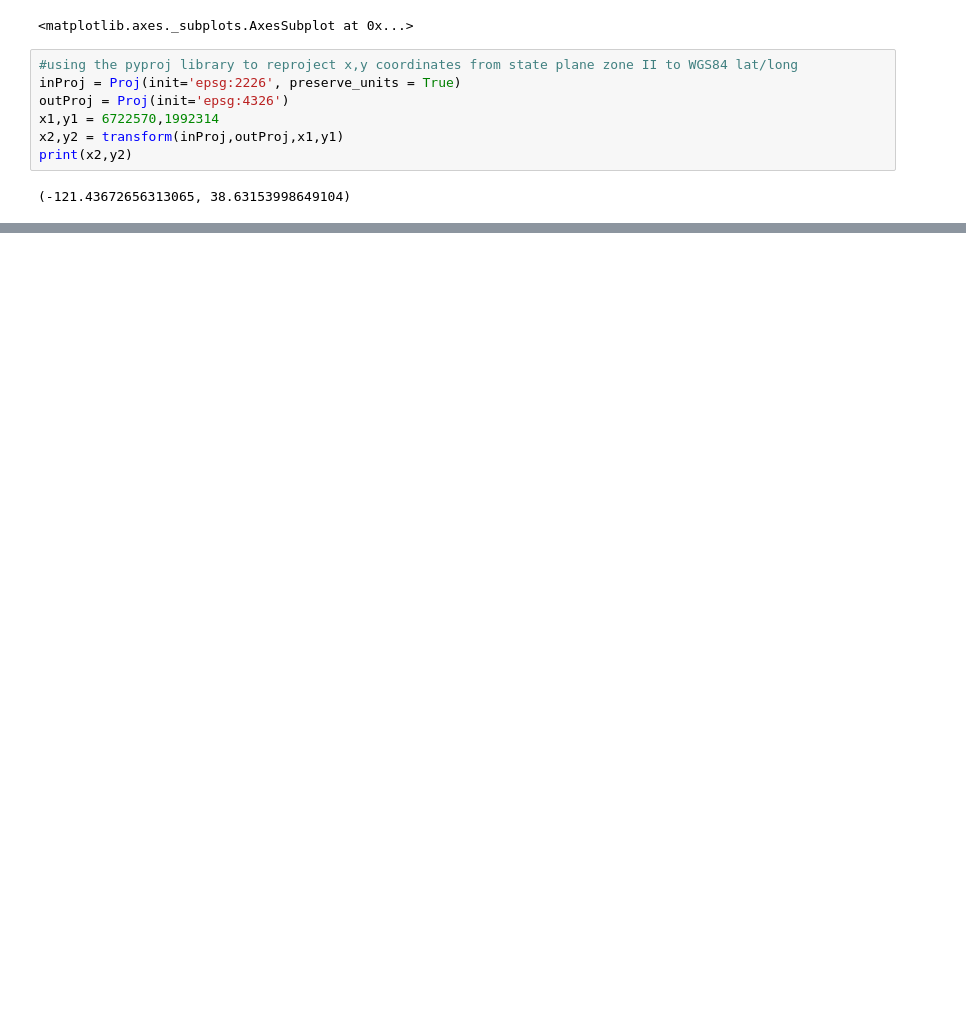
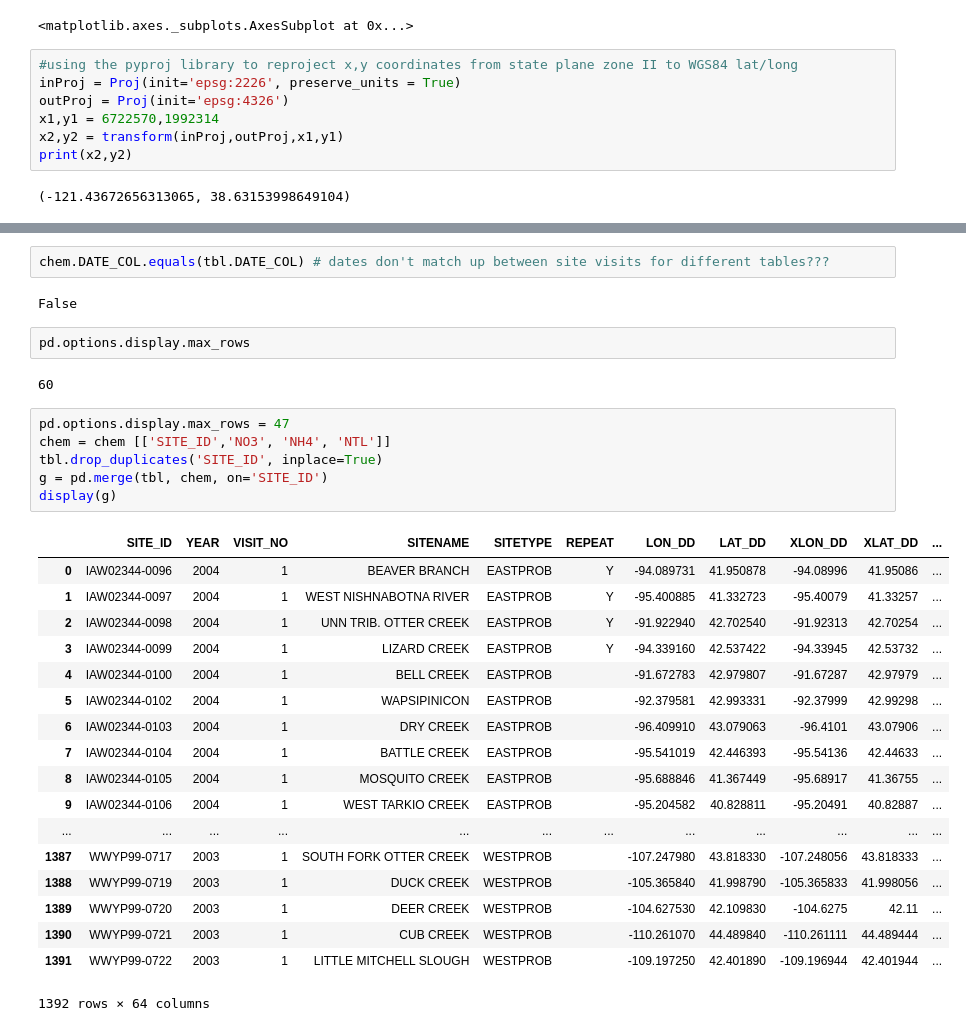
Before and after one commit to debboutr/2018_GIS_workshop, a Jupyter notebook: OpenDataExample.ipynb, the cells around one changed output, grey strips where cells are left out. Drawn from its saved outputs; the diff is of its cells as text; blank space fills up the shorter version.

```diff
--- a/OpenDataExample.ipynb
+++ b/OpenDataExample.ipynb
@@ -193,0 +341,33 @@ stamen_watercolor
+# %%
+chem.DATE_COL.equals(tbl.DATE_COL) # dates don't match up between site visits for different tables???
+# %% [output]
+False
+# %%
+pd.options.display.max_rows
+# %% [output]
+60
+# %%
+pd.options.display.max_rows = 47
+chem = chem [['SITE_ID','NO3', 'NH4', 'NTL']]
+tbl.drop_duplicates('SITE_ID', inplace=True)
+g = pd.merge(tbl, chem, on='SITE_ID')
+display(g)
+# %% [output]
+|  | SITE_ID | YEAR | VISIT_NO | SITENAME | SITETYPE | REPEAT | LON_DD | LAT_DD | XLON_DD | XLAT_DD | ... |
+| 0 | IAW02344-0096 | 2004 | 1 | BEAVER BRANCH | EASTPROB | Y | -94.089731 | 41.950878 | -94.08996 | 41.95086 | ... |
+| 1 | IAW02344-0097 | 2004 | 1 | WEST NISHNABOTNA RIVER | EASTPROB | Y | -95.400885 | 41.332723 | -95.40079 | 41.33257 | ... |
+| 2 | IAW02344-0098 | 2004 | 1 | UNN TRIB. OTTER CREEK | EASTPROB | Y | -91.922940 | 42.702540 | -91.92313 | 42.70254 | ... |
+| 3 | IAW02344-0099 | 2004 | 1 | LIZARD CREEK | EASTPROB | Y | -94.339160 | 42.537422 | -94.33945 | 42.53732 | ... |
+| 4 | IAW02344-0100 | 2004 | 1 | BELL CREEK | EASTPROB |  | -91.672783 | 42.979807 | -91.67287 | 42.97979 | ... |
+| 5 | IAW02344-0102 | 2004 | 1 | WAPSIPINICON | EASTPROB |  | -92.379581 | 42.993331 | -92.37999 | 42.99298 | ... |
+| 6 | IAW02344-0103 | 2004 | 1 | DRY CREEK | EASTPROB |  | -96.409910 | 43.079063 | -96.4101 | 43.07906 | ... |
+| 7 | IAW02344-0104 | 2004 | 1 | BATTLE CREEK | EASTPROB |  | -95.541019 | 42.446393 | -95.54136 | 42.44633 | ... |
+| 8 | IAW02344-0105 | 2004 | 1 | MOSQUITO CREEK | EASTPROB |  | -95.688846 | 41.367449 | -95.68917 | 41.36755 | ... |
+| 9 | IAW02344-0106 | 2004 | 1 | WEST TARKIO CREEK | EASTPROB |  | -95.204582 | 40.828811 | -95.20491 | 40.82887 | ... |
+| ... | ... | ... | ... | ... | ... | ... | ... | ... | ... | ... | ... |
+| 1387 | WWYP99-0717 | 2003 | 1 | SOUTH FORK OTTER CREEK | WESTPROB |  | -107.247980 | 43.818330 | -107.248056 | 43.818333 | ... |
+| 1388 | WWYP99-0719 | 2003 | 1 | DUCK CREEK | WESTPROB |  | -105.365840 | 41.998790 | -105.365833 | 41.998056 | ... |
+| 1389 | WWYP99-0720 | 2003 | 1 | DEER CREEK | WESTPROB |  | -104.627530 | 42.109830 | -104.6275 | 42.11 | ... |
+| 1390 | WWYP99-0721 | 2003 | 1 | CUB CREEK | WESTPROB |  | -110.261070 | 44.489840 | -110.261111 | 44.489444 | ... |
+| 1391 | WWYP99-0722 | 2003 | 1 | LITTLE MITCHELL SLOUGH | WESTPROB |  | -109.197250 | 42.401890 | -109.196944 | 42.401944 | ... |
+1392 rows × 64 columns
```
Also changed, not shown: parts of 50 cells of this notebook.
